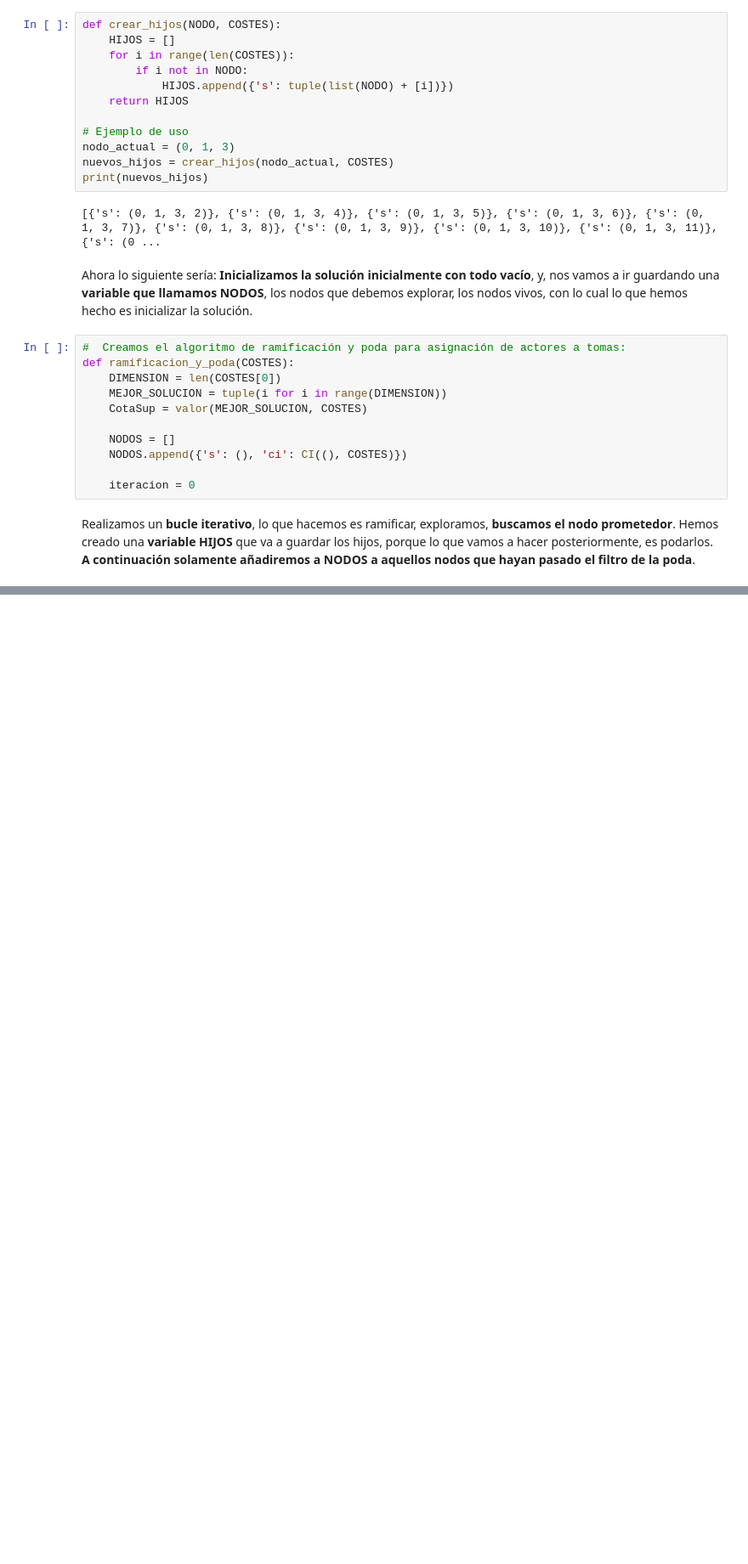
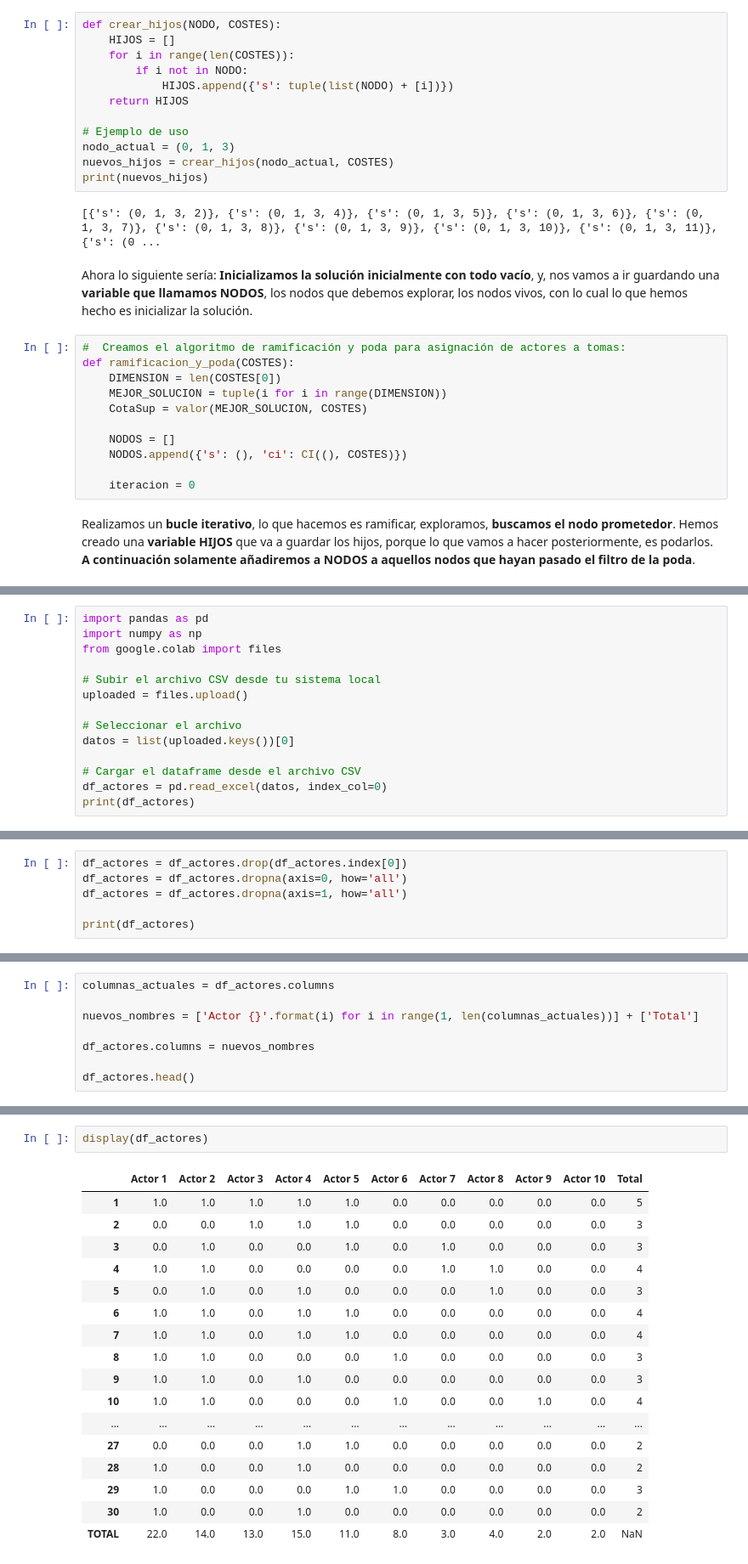
Before and after one commit to JuanArocaMIAR/03MIAR---Algoritmos-de-Optimizacion---2023, a Jupyter notebook: Trabajo_Práctico_Algoritmos_Juan_Aroca_Perez.ipynb, the cells around one changed output, grey strips where cells are left out. Shown at 85% size. Cells and saved outputs as stored; diff of their text form; blank space fills up the shorter version.

```diff
--- a/Trabajo_Práctico_Algoritmos_Juan_Aroca_Perez.ipynb
+++ b/Trabajo_Práctico_Algoritmos_Juan_Aroca_Perez.ipynb
@@ -349,0 +374,14 @@ La solución final es: (5, 1, 0, 2, 4, 6, 7, 3, 8, 9) en 69690 iteraciones para
+# %%
+import pandas as pd
+import numpy as np
+from google.colab import files
+
+# Subir el archivo CSV desde tu sistema local
+uploaded = files.upload()
+
+# Seleccionar el archivo
+datos = list(uploaded.keys())[0]
+
+# Cargar el dataframe desde el archivo CSV
+df_actores = pd.read_excel(datos, index_col=0)
+print(df_actores)
@@ -349,0 +407,6 @@ La solución final es: (5, 1, 0, 2, 4, 6, 7, 3, 8, 9) en 69690 iteraciones para
+# %%
+df_actores = df_actores.drop(df_actores.index[0])
+df_actores = df_actores.dropna(axis=0, how='all')
+df_actores = df_actores.dropna(axis=1, how='all')
+
+print(df_actores)
@@ -349,0 +431,8 @@ La solución final es: (5, 1, 0, 2, 4, 6, 7, 3, 8, 9) en 69690 iteraciones para
+# %%
+columnas_actuales = df_actores.columns
+
+nuevos_nombres = ['Actor {}'.format(i) for i in range(1, len(columnas_actuales))] + ['Total']
+
+df_actores.columns = nuevos_nombres
+
+df_actores.head()
@@ -349,0 +450,20 @@ La solución final es: (5, 1, 0, 2, 4, 6, 7, 3, 8, 9) en 69690 iteraciones para
+# %%
+display(df_actores)
+# %% [output]
+|  | Actor 1 | Actor 2 | Actor 3 | Actor 4 | Actor 5 | Actor 6 | Actor 7 | Actor 8 | Actor 9 | Actor 10 | Total |
+| 1 | 1.0 | 1.0 | 1.0 | 1.0 | 1.0 | 0.0 | 0.0 | 0.0 | 0.0 | 0.0 | 5 |
+| 2 | 0.0 | 0.0 | 1.0 | 1.0 | 1.0 | 0.0 | 0.0 | 0.0 | 0.0 | 0.0 | 3 |
+| 3 | 0.0 | 1.0 | 0.0 | 0.0 | 1.0 | 0.0 | 1.0 | 0.0 | 0.0 | 0.0 | 3 |
+| 4 | 1.0 | 1.0 | 0.0 | 0.0 | 0.0 | 0.0 | 1.0 | 1.0 | 0.0 | 0.0 | 4 |
+| 5 | 0.0 | 1.0 | 0.0 | 1.0 | 0.0 | 0.0 | 0.0 | 1.0 | 0.0 | 0.0 | 3 |
+| 6 | 1.0 | 1.0 | 0.0 | 1.0 | 1.0 | 0.0 | 0.0 | 0.0 | 0.0 | 0.0 | 4 |
+| 7 | 1.0 | 1.0 | 0.0 | 1.0 | 1.0 | 0.0 | 0.0 | 0.0 | 0.0 | 0.0 | 4 |
+| 8 | 1.0 | 1.0 | 0.0 | 0.0 | 0.0 | 1.0 | 0.0 | 0.0 | 0.0 | 0.0 | 3 |
+| 9 | 1.0 | 1.0 | 0.0 | 1.0 | 0.0 | 0.0 | 0.0 | 0.0 | 0.0 | 0.0 | 3 |
+| 10 | 1.0 | 1.0 | 0.0 | 0.0 | 0.0 | 1.0 | 0.0 | 0.0 | 1.0 | 0.0 | 4 |
+| ... | ... | ... | ... | ... | ... | ... | ... | ... | ... | ... | ... |
+| 27 | 0.0 | 0.0 | 0.0 | 1.0 | 1.0 | 0.0 | 0.0 | 0.0 | 0.0 | 0.0 | 2 |
+| 28 | 1.0 | 0.0 | 0.0 | 1.0 | 0.0 | 0.0 | 0.0 | 0.0 | 0.0 | 0.0 | 2 |
+| 29 | 1.0 | 0.0 | 0.0 | 0.0 | 1.0 | 1.0 | 0.0 | 0.0 | 0.0 | 0.0 | 3 |
+| 30 | 1.0 | 0.0 | 0.0 | 1.0 | 0.0 | 0.0 | 0.0 | 0.0 | 0.0 | 0.0 | 2 |
+| TOTAL | 22.0 | 14.0 | 13.0 | 15.0 | 11.0 | 8.0 | 3.0 | 4.0 | 2.0 | 2.0 | NaN |
```
Also changed, not shown: parts of 10 cells of this notebook.
